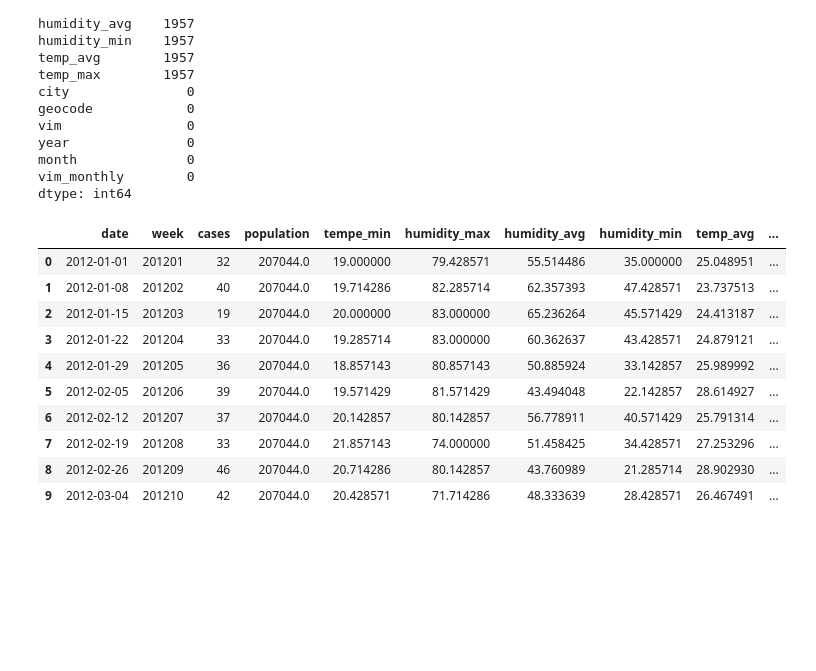
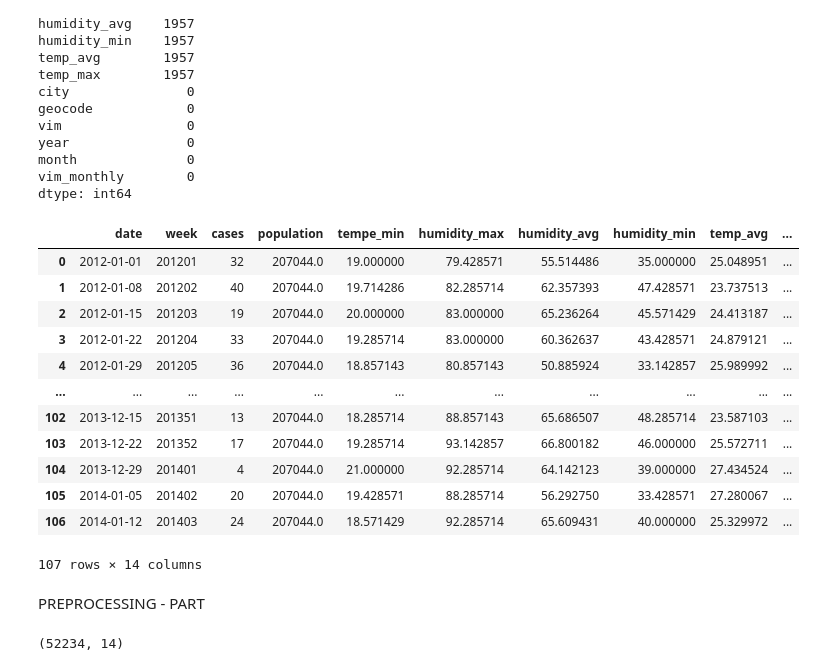
Before and after one commit to Minindu20/Dengue-Severity-Predictor, a Jupyter notebook: vegetation_interpolate.ipynb, the cells around one changed output. Cells and saved outputs as stored; diff of their text form; code cells hidden in the pictures; blank space fills up the shorter version.

```diff
--- a/vegetation_interpolate.ipynb
+++ b/vegetation_interpolate.ipynb
@@ -500,16 +501,20 @@ dtype: int64
 # %%
 dengue_df_merged = dengue_df_merged.drop(columns=['year', 'month'])
 # %%
-dengue_df_merged.head(10)
+dengue_df_merged.head(107)
 # %% [output]
 |  | date | week | cases | population | tempe_min | humidity_max | humidity_avg | humidity_min | temp_avg | ... |
 | 0 | 2012-01-01 | 201201 | 32 | 207044.0 | 19.000000 | 79.428571 | 55.514486 | 35.000000 | 25.048951 | ... |
 | 1 | 2012-01-08 | 201202 | 40 | 207044.0 | 19.714286 | 82.285714 | 62.357393 | 47.428571 | 23.737513 | ... |
 | 2 | 2012-01-15 | 201203 | 19 | 207044.0 | 20.000000 | 83.000000 | 65.236264 | 45.571429 | 24.413187 | ... |
 | 3 | 2012-01-22 | 201204 | 33 | 207044.0 | 19.285714 | 83.000000 | 60.362637 | 43.428571 | 24.879121 | ... |
 | 4 | 2012-01-29 | 201205 | 36 | 207044.0 | 18.857143 | 80.857143 | 50.885924 | 33.142857 | 25.989992 | ... |
-| 5 | 2012-02-05 | 201206 | 39 | 207044.0 | 19.571429 | 81.571429 | 43.494048 | 22.142857 | 28.614927 | ... |
-| 6 | 2012-02-12 | 201207 | 37 | 207044.0 | 20.142857 | 80.142857 | 56.778911 | 40.571429 | 25.791314 | ... |
-| 7 | 2012-02-19 | 201208 | 33 | 207044.0 | 21.857143 | 74.000000 | 51.458425 | 34.428571 | 27.253296 | ... |
-| 8 | 2012-02-26 | 201209 | 46 | 207044.0 | 20.714286 | 80.142857 | 43.760989 | 21.285714 | 28.902930 | ... |
-| 9 | 2012-03-04 | 201210 | 42 | 207044.0 | 20.428571 | 71.714286 | 48.333639 | 28.428571 | 26.467491 | ... |
+| ... | ... | ... | ... | ... | ... | ... | ... | ... | ... | ... |
+| 102 | 2013-12-15 | 201351 | 13 | 207044.0 | 18.285714 | 88.857143 | 65.686507 | 48.285714 | 23.587103 | ... |
+| 103 | 2013-12-22 | 201352 | 17 | 207044.0 | 19.285714 | 93.142857 | 66.800182 | 46.000000 | 25.572711 | ... |
+| 104 | 2013-12-29 | 201401 | 4 | 207044.0 | 21.000000 | 92.285714 | 64.142123 | 39.000000 | 27.434524 | ... |
+| 105 | 2014-01-05 | 201402 | 20 | 207044.0 | 19.428571 | 88.285714 | 56.292750 | 33.428571 | 27.280067 | ... |
+| 106 | 2014-01-12 | 201403 | 24 | 207044.0 | 18.571429 | 92.285714 | 65.609431 | 40.000000 | 25.329972 | ... |
+107 rows × 14 columns
+# %% [markdown]
+PREPROCESSING - PART
@@ -515,0 +523,4 @@ dengue_df_merged.head(10)
+# %%
+df.shape
+# %% [output]
+(52234, 14)
```
Also changed, not shown: parts of 27 cells of this notebook.
